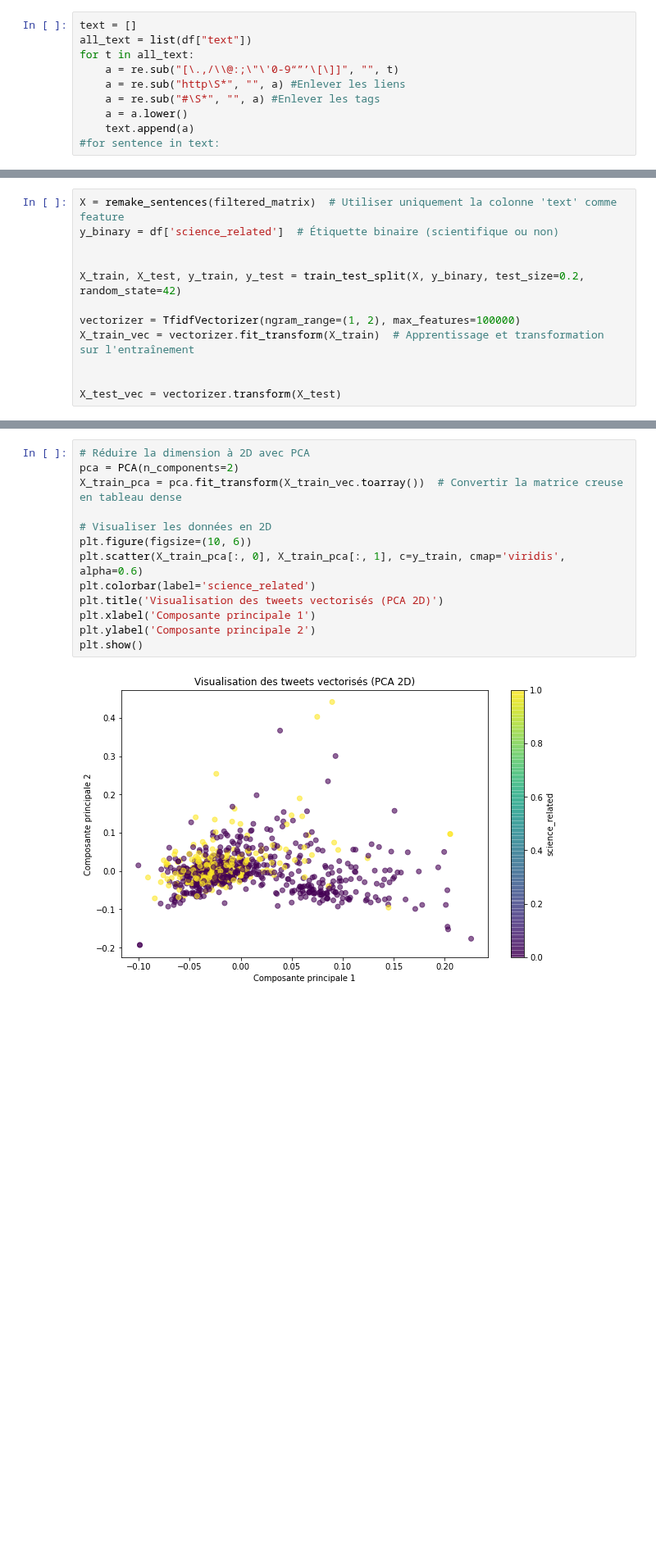
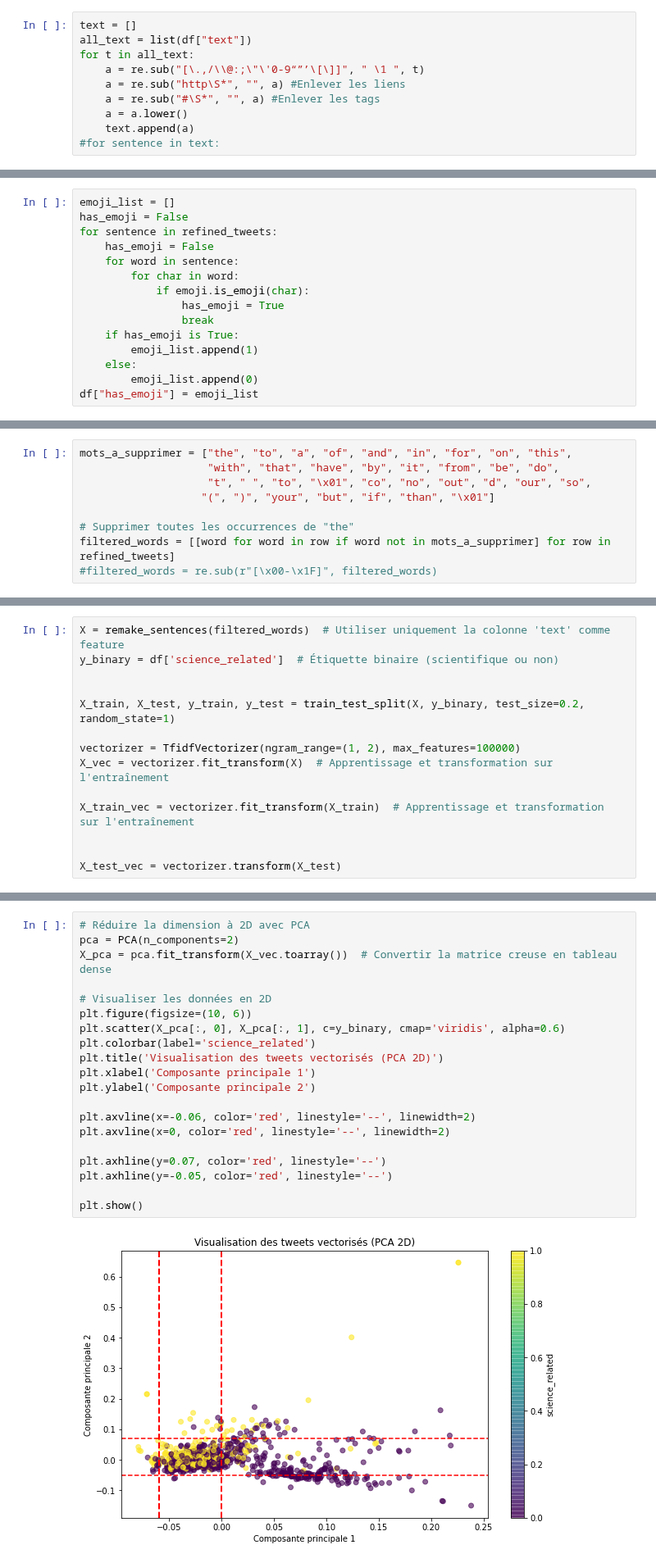
Before and after one commit to RaphaelRibes/machine-learning, a Jupyter notebook: ML_projet.ipynb, the cells around one changed output, grey strips where cells are left out. Shown at 82% size. Cells and saved outputs as stored; diff of their text form; blank space fills up the shorter version.

Commit message:
Tested models on edited text

```diff
--- a/ML_projet.ipynb
+++ b/ML_projet.ipynb
@@ -52,7 +55,7 @@ len(df[df["science_related"] == 0])/(len(df))
 text = []
 all_text = list(df["text"])
 for t in all_text:
-    a = re.sub("[\.,/\\@:;\"\'0-9“”’\[\]]", "", t)
+    a = re.sub("[\.,/\\@:;\"\'0-9“”’\[\]]", " \1 ", t)
     a = re.sub("http\S*", "", a) #Enlever les liens
     a = re.sub("#\S*", "", a) #Enlever les tags
     a = a.lower()
@@ -137,0 +99,15 @@ plot_word_distribution(filtered_words)
+# %%
+emoji_list = []
+has_emoji = False
+for sentence in refined_tweets:
+    has_emoji = False
+    for word in sentence:
+        for char in word:
+            if emoji.is_emoji(char):
+                has_emoji = True
+                break
+    if has_emoji is True:
+        emoji_list.append(1)
+    else:
+        emoji_list.append(0)
+df["has_emoji"] = emoji_list
@@ -137,0 +147,9 @@ plot_word_distribution(filtered_words)
+# %%
+mots_a_supprimer = ["the", "to", "a", "of", "and", "in", "for", "on", "this",
+                    "with", "that", "have", "by", "it", "from", "be", "do",
+                    "t", " ", "to", "\x01", "co", "no", "out", "d", "our", "so",
+                   "(", ")", "your", "but", "if", "than", "\x01"]
+
+# Supprimer toutes les occurrences de "the"
+filtered_words = [[word for word in row if word not in mots_a_supprimer] for row in refined_tweets]
+#filtered_words = re.sub(r"[\x00-\x1F]", filtered_words)
@@ -138,11 +160,13 @@ plot_word_distribution(filtered_words)
 # %%
-X = remake_sentences(filtered_matrix)  # Utiliser uniquement la colonne 'text' comme feature
+X = remake_sentences(filtered_words)  # Utiliser uniquement la colonne 'text' comme feature
 y_binary = df['science_related']  # Étiquette binaire (scientifique ou non)
 
 
-X_train, X_test, y_train, y_test = train_test_split(X, y_binary, test_size=0.2, random_state=42)
+X_train, X_test, y_train, y_test = train_test_split(X, y_binary, test_size=0.2, random_state=1)
 
 vectorizer = TfidfVectorizer(ngram_range=(1, 2), max_features=100000)
+X_vec = vectorizer.fit_transform(X)  # Apprentissage et transformation sur l'entraînement
+
 X_train_vec = vectorizer.fit_transform(X_train)  # Apprentissage et transformation sur l'entraînement
 
 
@@ -150,15 +281,22 @@ X_test_vec = vectorizer.transform(X_test)
 # %%
 # Réduire la dimension à 2D avec PCA
 pca = PCA(n_components=2)
-X_train_pca = pca.fit_transform(X_train_vec.toarray())  # Convertir la matrice creuse en tableau dense
+X_pca = pca.fit_transform(X_vec.toarray())  # Convertir la matrice creuse en tableau dense
 
 # Visualiser les données en 2D
 plt.figure(figsize=(10, 6))
-plt.scatter(X_train_pca[:, 0], X_train_pca[:, 1], c=y_train, cmap='viridis', alpha=0.6)
+plt.scatter(X_pca[:, 0], X_pca[:, 1], c=y_binary, cmap='viridis', alpha=0.6)
 plt.colorbar(label='science_related')
 plt.title('Visualisation des tweets vectorisés (PCA 2D)')
 plt.xlabel('Composante principale 1')
 plt.ylabel('Composante principale 2')
+
+plt.axvline(x=-0.06, color='red', linestyle='--', linewidth=2)
+plt.axvline(x=0, color='red', linestyle='--', linewidth=2)
+
+plt.axhline(y=0.07, color='red', linestyle='--')
+plt.axhline(y=-0.05, color='red', linestyle='--')
+
 plt.show()
 # %% [output]
-[figure, old version]
+[figure, new version]
```
Also changed, not shown: parts of 36 cells of this notebook, 3 other files.
